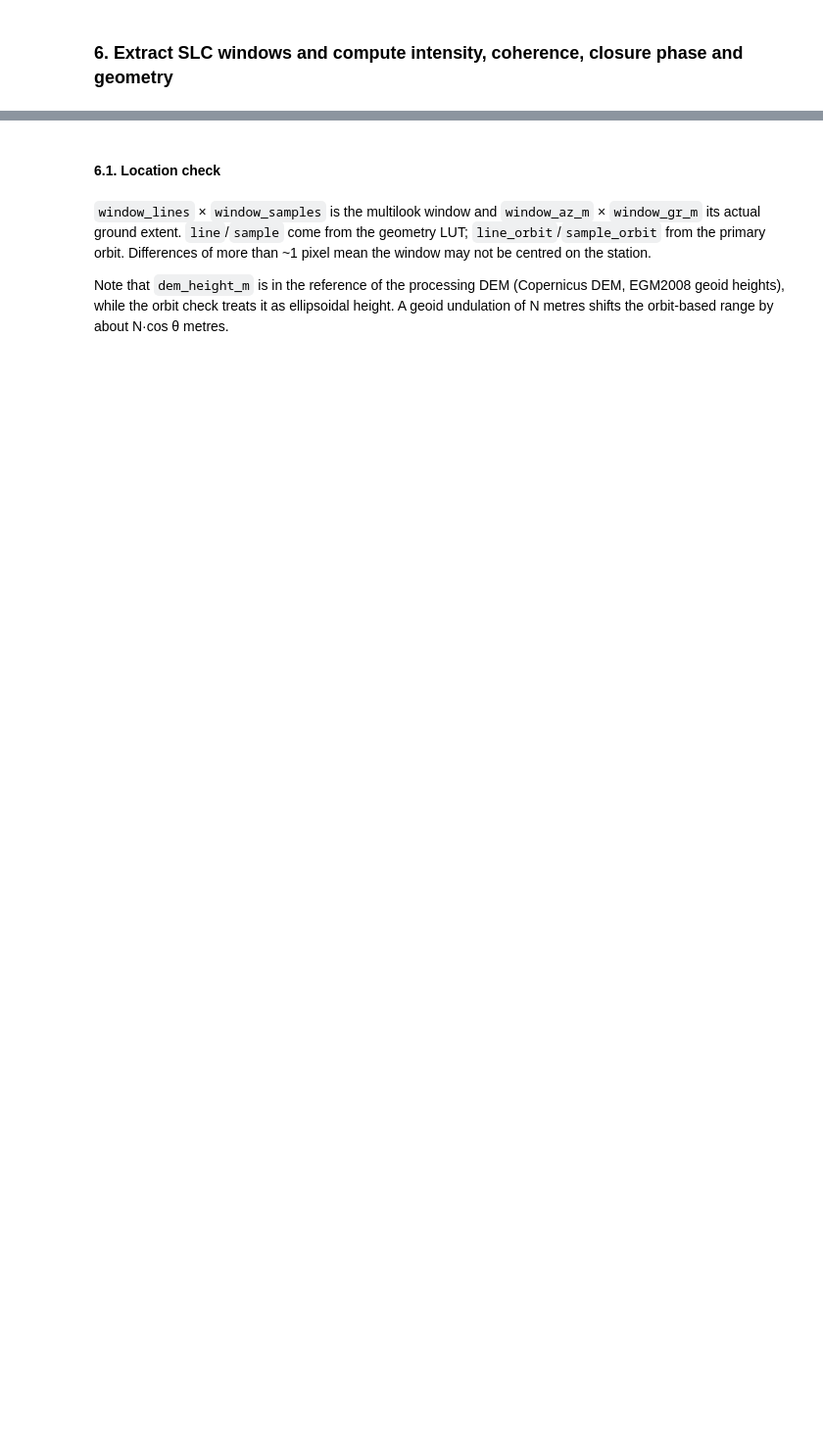
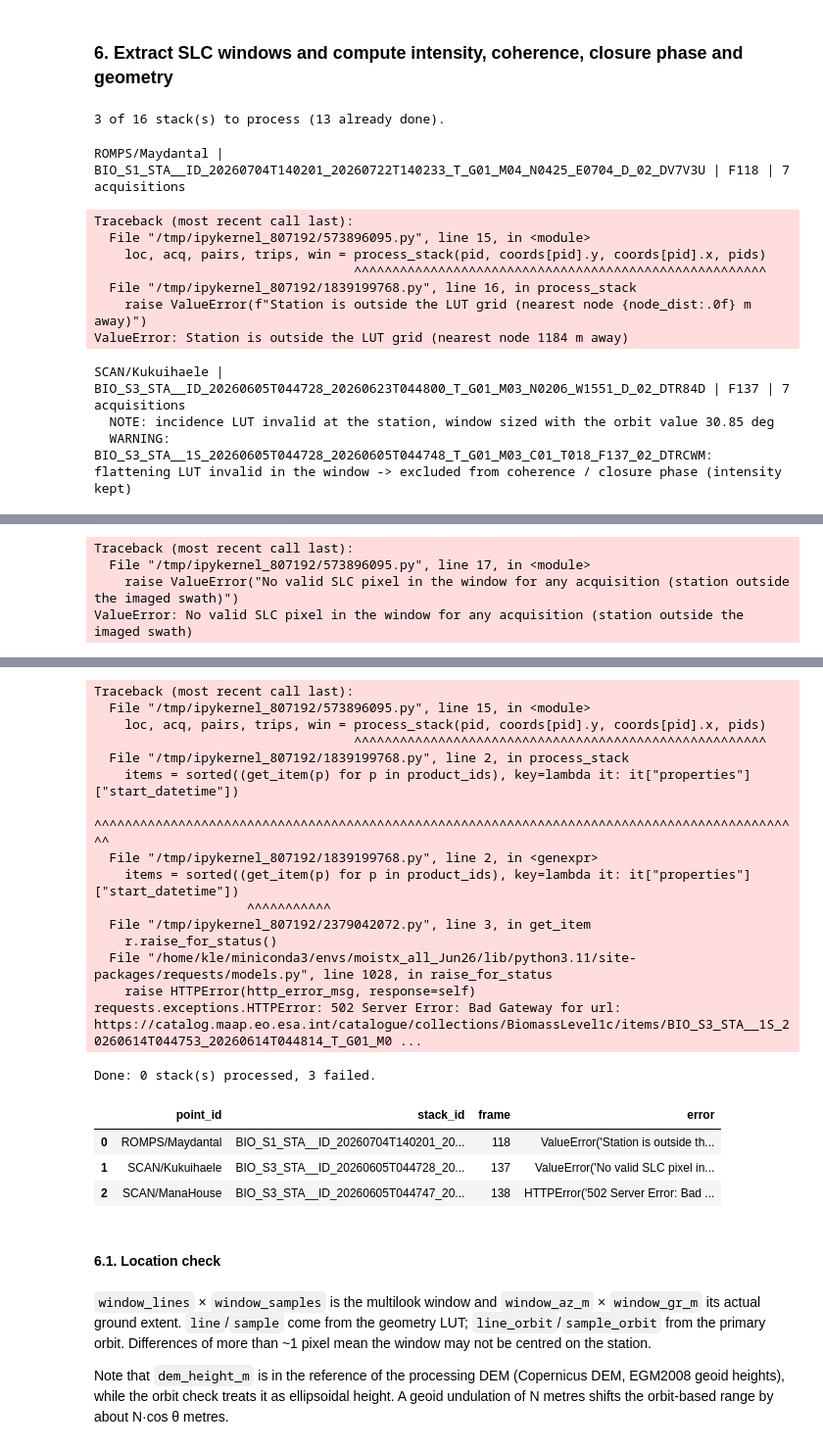
Before and after one commit to BioPAL/biomass-hackathon-2026, a Jupyter notebook: topics/11-A-SOIL-MOISTURE/Biomass L1C Point Extraction.ipynb, the cells around one changed output, grey strips where cells are left out. Shown at 98% size. Saved outputs shown, nothing was run; the diff lists cells and outputs as text; code cells hidden in the pictures; blank space fills up the shorter version.

Commit message:
[Task] Calculate backscatter, interferometric coherence and closure phase from the L1c SLC values for each station Fixes #70

```diff
--- a/topics/11-A-SOIL-MOISTURE/Biomass L1C Point Extraction.ipynb
+++ b/topics/11-A-SOIL-MOISTURE/Biomass L1C Point Extraction.ipynb
@@ -48,9 +51,10 @@ import time
 - `APPLY_FLATTENING` / `APPLY_SKP`: the phase state you want for the interferometric analysis. The notebook reads which corrections were already applied in each product (`skpPhaseCorrectionFlag`, `skpPhaseCorrectionFlatteningOnlyFlag`) and applies or removes only the difference, using the L1C "+" convention `SLC·exp(+j(Δφ_flat + φ_skp))`. Removing the topographic (flattening) phase before multilooking is important: with BIOMASS tomographic baselines it varies by several radians inside the window (up to 5.8 rad within only 5×5 pixels at Baytik), which would otherwise bias coherence and closure phase. The SKP screen is a smooth ground-phase calibration; leaving it out keeps the ground phase signal.
 - `DOWNLOAD_LUT`: `False` (default) reads only the needed LUT variables over HTTP (~3x less data); `True` downloads each full `lut.nc` (~70 MB) into `CACHE_DIR`, useful for re-runs.
 # %%
-OUTPUT_DIR = pathlib.Path("/home/jovyan/test_data")   # <- where all outputs are written
+OUTPUT_DIR = pathlib.Path("/media/kle/cropg_hd1/biomass-hackathon-2026-output")   # <- where all outputs are written
 AVAILABILITY_DIR = OUTPUT_DIR / "l1c_availability"    # outputs of Biomass L1C Point Availability.ipynb
-POINT_IDS = ["ROMPS/Baytik"]      # None = all selected stations
+POINT_IDS = None                   # None = all selected stations, or e.g. ["ROMPS/Baytik"]
+SKIP_DONE = True                   # skip stacks already in OUTPUT_DIR/locations.csv; new results are merged into the CSVs
 REQUIRE_SM = True                  # only stacks with soil moisture at >= 1 acquisition
 WINDOW_AZ_M = 200.0                # multilook window extent in azimuth [m]
 WINDOW_GR_M = 200.0                # multilook window extent in ground range [m]
@@ -630,11 +656,20 @@ stack_groups.apply(len).rename("n_acquisitions").to_frame()
 (OUTPUT_DIR / "slc_windows").mkdir(parents=True, exist_ok=True)
 coords = points.set_index("point_id").geometry
 
+done = set()
+if SKIP_DONE and (OUTPUT_DIR / "locations.csv").exists():
+    prev = pd.read_csv(OUTPUT_DIR / "locations.csv", dtype={"frame": str})
+    done = set(zip(prev["point_id"], prev["stack_id"], prev["frame"]))
+todo = stack_groups[[k not in done for k in stack_groups.index]]
+print(f"{len(todo)} of {len(stack_groups)} stack(s) to process ({len(stack_groups) - len(todo)} already done).")
+
 locations, acq_tables, pair_tables, trip_tables, errors = [], [], [], [], []
-for (pid, stack_id, frame), pids in tqdm(stack_groups.items(), total=len(stack_groups)):
+for (pid, stack_id, frame), pids in tqdm(todo.items(), total=len(todo)):
     print(f"{pid} | {stack_id} | F{frame} | {len(pids)} acquisitions")
     try:
         loc, acq, pairs, trips, win = process_stack(pid, coords[pid].y, coords[pid].x, pids)
+        if acq["n_valid"].eq(0).all():
+            raise ValueError("No valid SLC pixel in the window for any acquisition (station outside the imaged swath)")
         print(f"  window {loc['window_lines']} lines x {loc['window_samples']} samples "
               f"= {loc['window_az_m']:.0f} m x {loc['window_gr_m']:.0f} m")
     except Exception as e:
@@ -660,3 +695,16 @@ if len(acquisitions):
                                       on=["point_id", "product_id"], how="left")
 print(f"Done: {len(locations)} stack(s) processed, {len(errors)} failed.")
 pd.DataFrame(errors)
+# %% [output]
+3 of 16 stack(s) to process (13 already done).
+ROMPS/Maydantal | BIO_S1_STA__ID_20260704T140201_20260722T140233_T_G01_M04_N0425_E0704_D_02_DV7V3U | F118 | 7 acquisitions
+Traceback (most recent call last):
+  File "/tmp/ipykernel_807192/573896095.py", line 15, in <module>
+    loc, acq, pairs, trips, win = process_stack(pid, coords[pid].y, coords[pid].x, pids)
+                                  ^^^^^^^^^^^^^^^^^^^^^^^^^^^^^^^^^^^^^^^^^^^^^^^^^^^^^^
+  File "/tmp/ipykernel_807192/1839199768.py", line 16, in process_stack
+    raise ValueError(f"Station is outside the LUT grid (nearest node {node_dist:.0f} m away)")
+ValueError: Station is outside the LUT grid (nearest node 1184 m away)
+SCAN/Kukuihaele | BIO_S3_STA__ID_20260605T044728_20260623T044800_T_G01_M03_N0206_W1551_D_02_DTR84D | F137 | 7 acquisitions
+  NOTE: incidence LUT invalid at the station, window sized with the orbit value 30.85 deg
+  WARNING: BIO_S3_STA__1S_20260605T044728_20260605T044748_T_G01_M03_C01_T018_F137_02_DTRCWM: flattening LUT invalid in the window -> excluded from coherence / closure phase (intensity kept)
@@ -662,0 +716,4 @@ pd.DataFrame(errors)
+Traceback (most recent call last):
+  File "/tmp/ipykernel_807192/573896095.py", line 17, in <module>
+    raise ValueError("No valid SLC pixel in the window for any acquisition (station outside the imaged swath)")
+ValueError: No valid SLC pixel in the window for any acquisition (station outside the imaged swath)
@@ -663,3 +722,23 @@ pd.DataFrame(errors)
+Traceback (most recent call last):
+  File "/tmp/ipykernel_807192/573896095.py", line 15, in <module>
+    loc, acq, pairs, trips, win = process_stack(pid, coords[pid].y, coords[pid].x, pids)
+                                  ^^^^^^^^^^^^^^^^^^^^^^^^^^^^^^^^^^^^^^^^^^^^^^^^^^^^^^
+  File "/tmp/ipykernel_807192/1839199768.py", line 2, in process_stack
+    items = sorted((get_item(p) for p in product_ids), key=lambda it: it["properties"]["start_datetime"])
+            ^^^^^^^^^^^^^^^^^^^^^^^^^^^^^^^^^^^^^^^^^^^^^^^^^^^^^^^^^^^^^^^^^^^^^^^^^^^^^^^^^^^^^^^^^^^^^
+  File "/tmp/ipykernel_807192/1839199768.py", line 2, in <genexpr>
+    items = sorted((get_item(p) for p in product_ids), key=lambda it: it["properties"]["start_datetime"])
+                    ^^^^^^^^^^^
+  File "/tmp/ipykernel_807192/2379042072.py", line 3, in get_item
+    r.raise_for_status()
+  File "/home/kle/miniconda3/envs/moistx_all_Jun26/lib/python3.11/site-packages/requests/models.py", line 1028, in raise_for_status
+    raise HTTPError(http_error_msg, response=self)
+requests.exceptions.HTTPError: 502 Server Error: Bad Gateway for url: https://catalog.maap.eo.esa.int/catalogue/collections/BiomassLevel1c/items/BIO_S3_STA__1S_20260614T044753_20260614T044814_T_G01_M0 ...
+Done: 0 stack(s) processed, 3 failed.
+|  | point_id | stack_id | frame | error |
+| 0 | ROMPS/Maydantal | BIO_S1_STA__ID_20260704T140201_20... | 118 | ValueError('Station is outside th... |
+| 1 | SCAN/Kukuihaele | BIO_S3_STA__ID_20260605T044728_20... | 137 | ValueError('No valid SLC pixel in... |
+| 2 | SCAN/ManaHouse | BIO_S3_STA__ID_20260605T044747_20... | 138 | HTTPError('502 Server Error: Bad ... |
 # %% [markdown]
 #### 6.1. Location check
 # %% [markdown]
```
Also changed, not shown: parts of 9 cells of this notebook.
